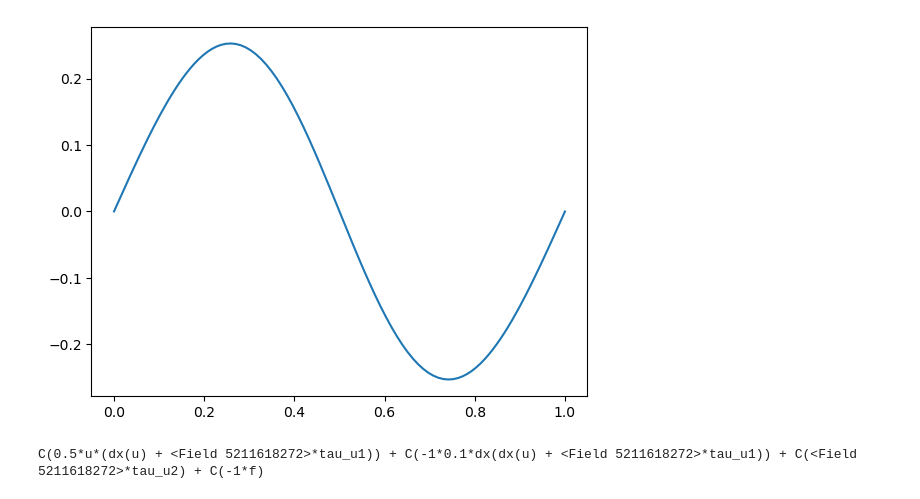
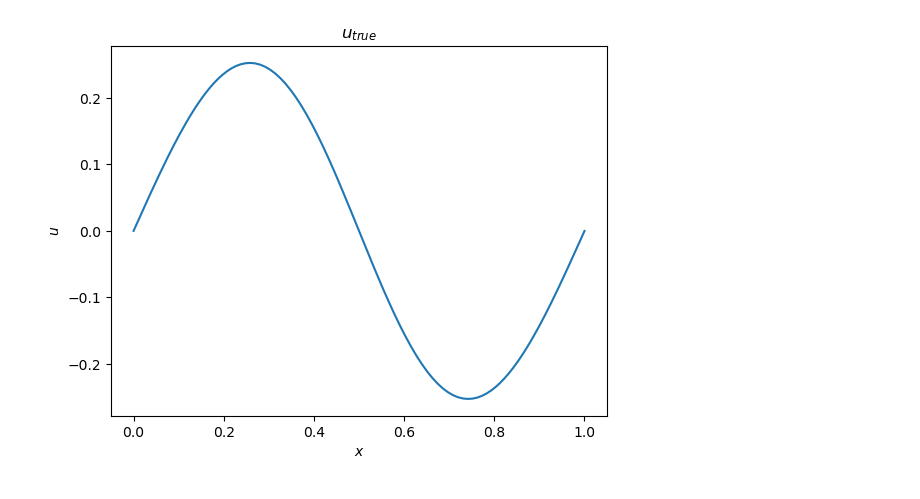
Before and after one commit to DedalusProject/dedalus, a Jupyter notebook: tmp/nlbvp.ipynb, the cells around one changed output. Cells and saved outputs as stored; diff of their text form; code cells hidden in the pictures.

```diff
--- a/tmp/nlbvp.ipynb
+++ b/tmp/nlbvp.ipynb
@@ -68,12 +78,11 @@ while pert_norm > tolerance:
 # %%
 plt.plot(x,u['g'])
+plt.xlabel('$x$')
+plt.ylabel('$u$')
+plt.title('$u_{true}$')
 uTrue = u.copy()
 # %% [output]
-[figure, old version]
+[figure, new version]
-# %%
-print(solver.F[0])
-# %% [output]
-C(0.5*u*(dx(u) + <Field 5211618272>*tau_u1)) + C(-1*0.1*dx(dx(u) + <Field 5211618272>*tau_u1)) + C(<Field 5211618272>*tau_u2) + C(-1*f)
 # %%
 from dedalus.tools import jacobi
 # Get spectrally accurate weight matrices
```
Also changed, not shown: parts of 18 cells of this notebook, 1 other file.
